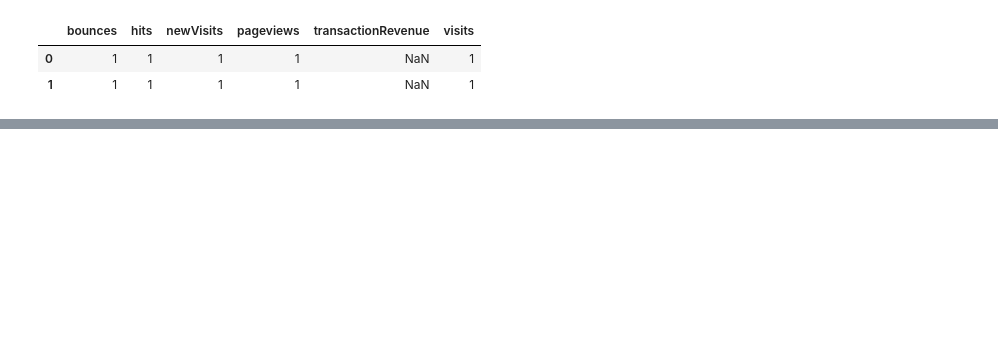
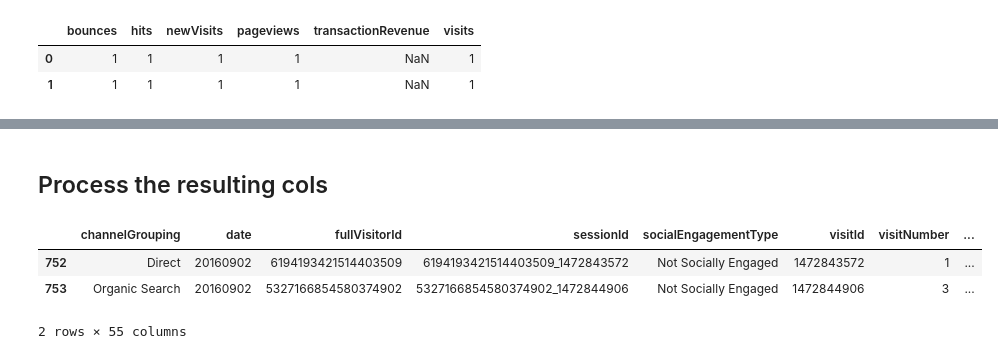
Before and after one commit to beeqb/shop_revenue_prediction, a Jupyter notebook: gstore_competition.ipynb, the cells around one changed output, grey strips where cells are left out. Saved outputs shown, nothing was run; the diff lists cells and outputs as text; code cells hidden in the pictures; blank space fills up the shorter version.

```diff
--- a/gstore_competition.ipynb
+++ b/gstore_competition.ipynb
@@ -264,0 +193,13 @@ loyal_df.fullVisitorId.unique().shape
+# %%
+train_ad = train_clf.adwordsClickInfo.apply(pd.Series)
+train_clf.drop(["adwordsClickInfo"], axis=1, inplace=True)
+train_clf = pd.concat([train_clf, train_ad], axis=1)
+# %% [markdown]
+## Process the resulting cols
+# %%
+train_clf.head(2)
+# %% [output]
+|  | channelGrouping | date | fullVisitorId | sessionId | socialEngagementType | visitId | visitNumber | ... |
+| 752 | Direct | 20160902 | 6194193421514403509 | 6194193421514403509_1472843572 | Not Socially Engaged | 1472843572 | 1 | ... |
+| 753 | Organic Search | 20160902 | 5327166854580374902 | 5327166854580374902_1472844906 | Not Socially Engaged | 1472844906 | 3 | ... |
+2 rows × 55 columns
```
Also changed, not shown: parts of 50 cells of this notebook.
